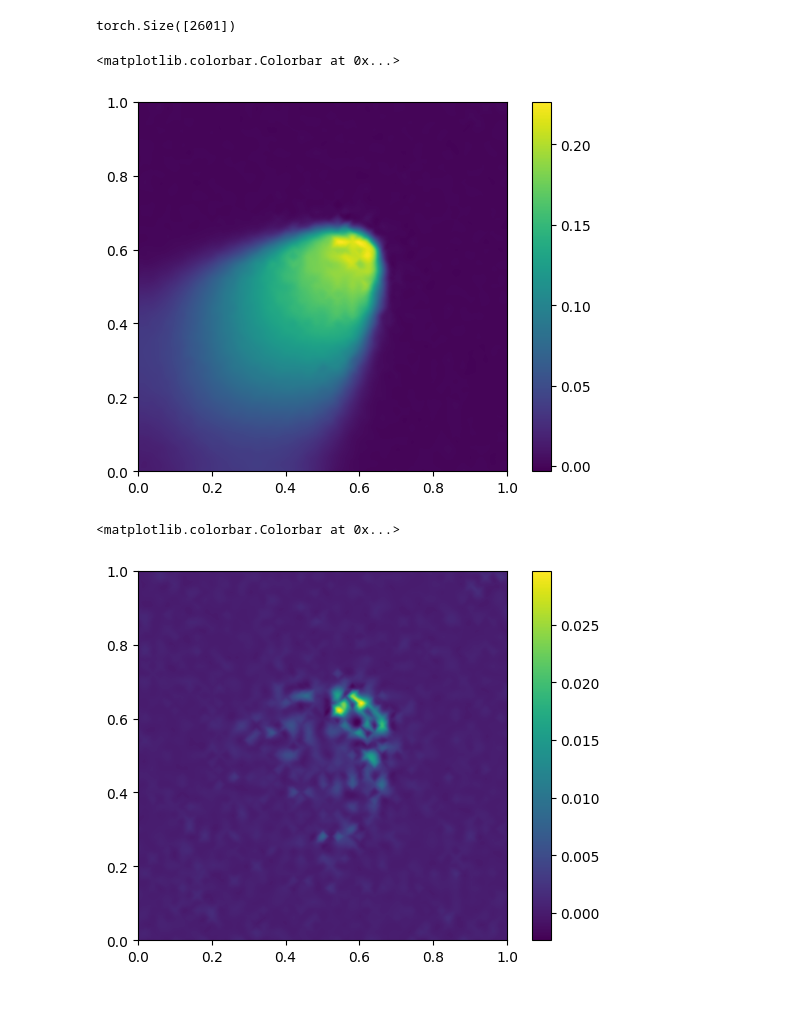
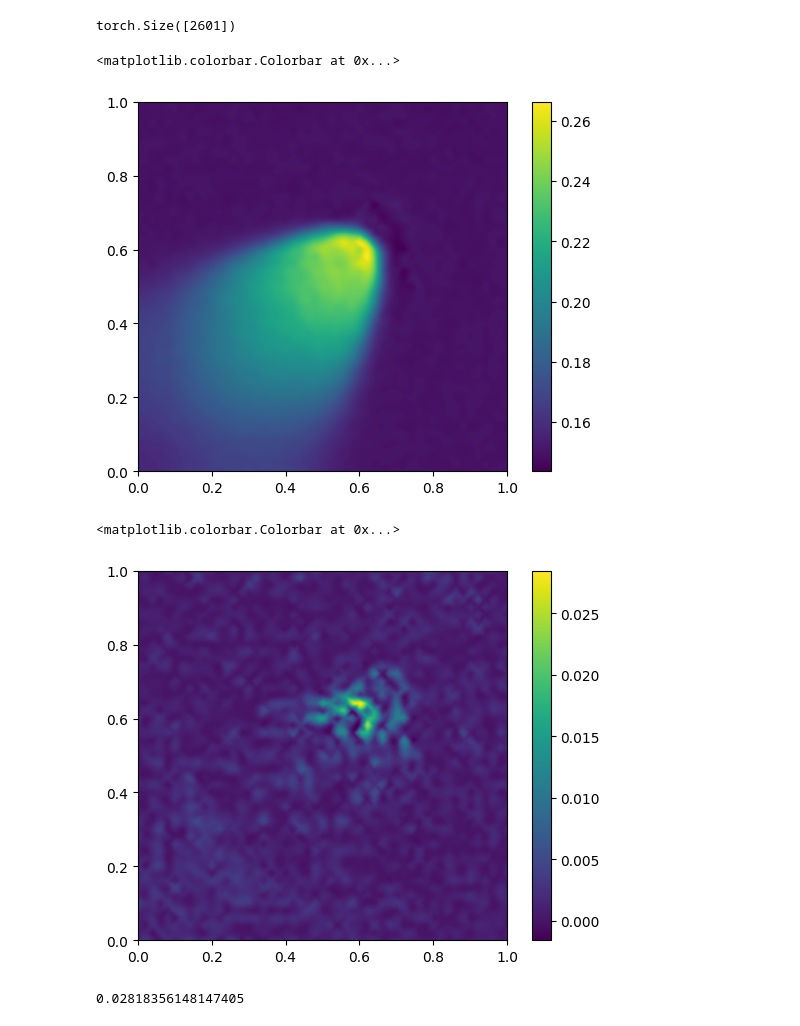
Before and after one commit to peiyichen1995/ROM, a Jupyter notebook: train_hot_map.ipynb, the cells around one changed output. Saved outputs shown, nothing was run; the diff lists cells and outputs as text; code cells hidden in the pictures.

Commit message:
normalize along feature dimension

```diff
--- a/train_hot_map.ipynb
+++ b/train_hot_map.ipynb
@@ -79,6 +97,14 @@ u = 2*u/(u_max-u_min) - (u_max+u_min)/(u_max-u_min)
+# %%
+from sklearn.preprocessing import MinMaxScaler
+
+scaler = MinMaxScaler(feature_range=(-1,1))
+scaler.fit(u)
+
+u_normalized = scaler.transform(u)
+u_normalized = torch.tensor(u_normalized)
 # %%
 batch_size = 10
-u = u.to(device)
-dataloader = DataLoader(u, batch_size=batch_size, shuffle=True)
+u_normalized = u_normalized.to(device)
+dataloader = DataLoader(u_normalized, batch_size=batch_size, shuffle=True)
 # %%
-ed = lib.nrbs_hot_map.EncoderDecoder(N=N, n=n, mu=mu, m=[200, m], B0=1/25, neighbour_id=neighbour_id, neighbour_distance=neighbour_distance, clustering_labels=torch.tensor(clustering.labels_).type(torch.LongTensor), device=device)
+ed = lib.nrbs_hot_map.EncoderDecoder(N=N, n=n, mu=mu, m=[m], B0=1/25, neighbour_id=neighbour_id, neighbour_distance=neighbour_distance, clustering_labels=torch.tensor(clustering.labels_).type(torch.LongTensor), device=device)
@@ -85,3 +113,3 @@ ed = lib.nrbs_hot_map.EncoderDecoder(N=N, n=n, mu=mu, m=[200, m], B0=1/25, neigh
 # %%
-ed.train(dataloader, effective_batch=8, epochs=30000)
+ed.train(dataloader, effective_batch=8, comment="test_hotmap_25_25_1000_0_N_10_m_50_column_normalized_minus_1_1", model_name = "models/test_hotmap_25_25_1000_0_N_10_m_50_column_normalized_minus_1_1.pth", epochs=1)
 # %% [output]
@@ -99,8 +126,10 @@ from scipy.interpolate import griddata
 # data coordinates and values
 x = coords_x.tolist()
 y = coords_y.tolist()
-z = ed(u[500:501])[0]
-z = (z + (u_max + u_min) / (u_max - u_min)) * (u_max - u_min) / 2
+z = ed(u_normalized[500:501])[0]
+# z = (z + (u_max + u_min) / (u_max - u_min)) * (u_max - u_min) / 2
+# z = (z + u_min / (u_max - u_min)) * (u_max - u_min)
+z = scaler.inverse_transform(z.unsqueeze(0))
 z = z.tolist()
 
 # target grid to interpolate to
@@ -117,30 +146,36 @@ plt.imshow(zi,origin='lower', extent=[0,1,0,1])
 plt.colorbar()
 # %% [output]
 <matplotlib.colorbar.Colorbar at 0x...>
-[figure, old version]
+[figure, new version]
 # %%
 label = u[500]
-label = (label + (u_max + u_min) / (u_max - u_min)) * (u_max - u_min) / 2
+# label = (label + (u_max + u_min) / (u_max - u_min)) * (u_max - u_min) / 2
+label = (label + u_min / (u_max - u_min)) * (u_max - u_min)
 
 pred = ed(u[500:501])[0]
-pred = (pred + (u_max + u_min) / (u_max - u_min)) * (u_max - u_min) / 2
+# pred = (pred + (u_max + u_min) / (u_max - u_min)) * (u_max - u_min) / 2
+pred = (pred + u_min / (u_max - u_min)) * (u_max - u_min)
 
 z = (abs(label - pred)).tolist()
 
 
 
 # target grid to interpolate to
 xi = yi = np.linspace(0,1.0,1200)
 xi,yi = np.meshgrid(xi,yi)
 
 # set mask
 # mask = (xi > 0.5) & (xi < 0.6) & (yi > 0.5) & (yi < 0.6)
 
 # interpolate
 zi = griddata((x,y),z,(xi,yi),method='cubic')
 
 plt.imshow(zi,origin='lower', extent=[0,1,0,1])
 plt.colorbar()
 # %% [output]
 <matplotlib.colorbar.Colorbar at 0x...>
-[figure, old version]
+[figure, new version]
+# %%
+max(z)
+# %% [output]
+0.02818356148147405
```
Also changed, not shown: parts of 8 cells of this notebook, 26 other files.
